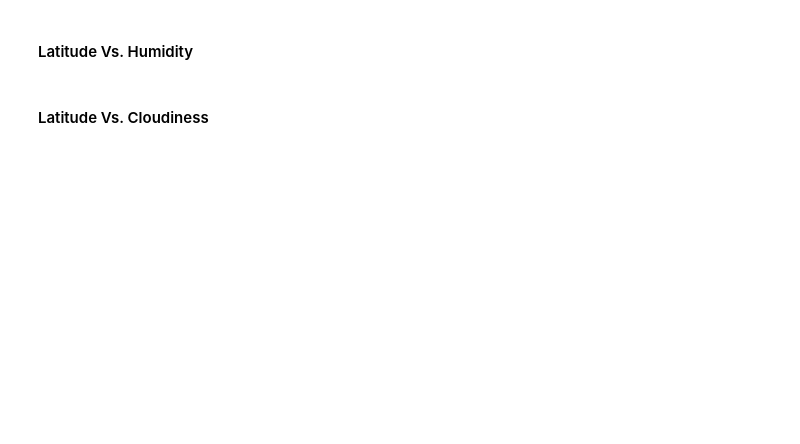
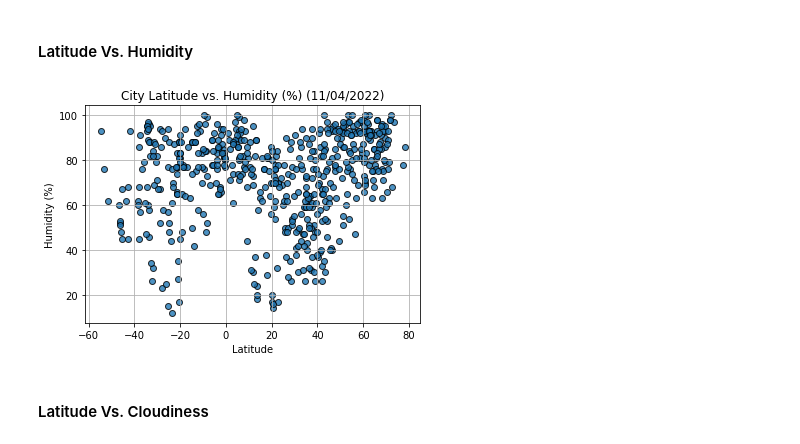
Before and after one commit to LibertyHeise/Weather-on-Vacation-Prediction-Modeling, a Jupyter notebook: WeatherPy/WeatherPyLH.ipynb, the cells around one changed output. Cells and saved outputs as stored; diff of their text form; code cells hidden in the pictures; blank space fills up the shorter version.

```diff
--- a/WeatherPy/WeatherPyLH.ipynb
+++ b/WeatherPy/WeatherPyLH.ipynb
@@ -209,16 +183,22 @@ plt.savefig("output_data/Fig1.png")
 #### Latitude Vs. Humidity
 # %%
 # Build the scatter plots for latitude vs. humidity
-x_values = city_data["Lat"]
-y_values = city_data["Humidity"]
-
-plt.xlabel("Lat")
-plt.ylabel("Humidity")
-plt.title("City Latitude vs. Humidity")
-plt.show()
+date = time.strftime("%m/%d/%Y")
+x_values = city_data_df['Lat']
+y_values = city_data_df['Humidity']
+plt.scatter(x_values, y_values, alpha = 0.8, edgecolors = "k")
+plt.xlabel('Latitude')
+plt.ylabel('Humidity (%)')
+plt.title(f'City Latitude vs. Humidity (%) ({date})')
+plt.grid(True)
 
 # Save the figure
-plt.savefig("output_data/Fig2.png")
+plt.savefig("output_data/LatitudeVsHumidtyPlot.png")
+
+# Show plot
+plt.show()
+# %% [output]
+[figure, added]
 # %% [markdown]
 #### Latitude Vs. Cloudiness
 # %%
```
Also changed, not shown: parts of 20 cells of this notebook, 13 other files.
